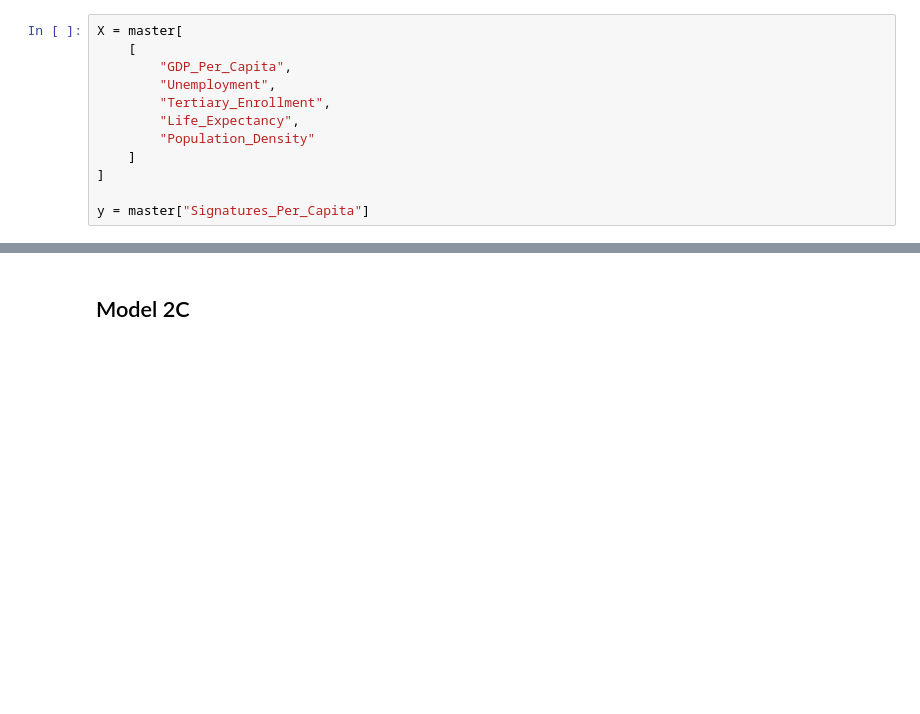
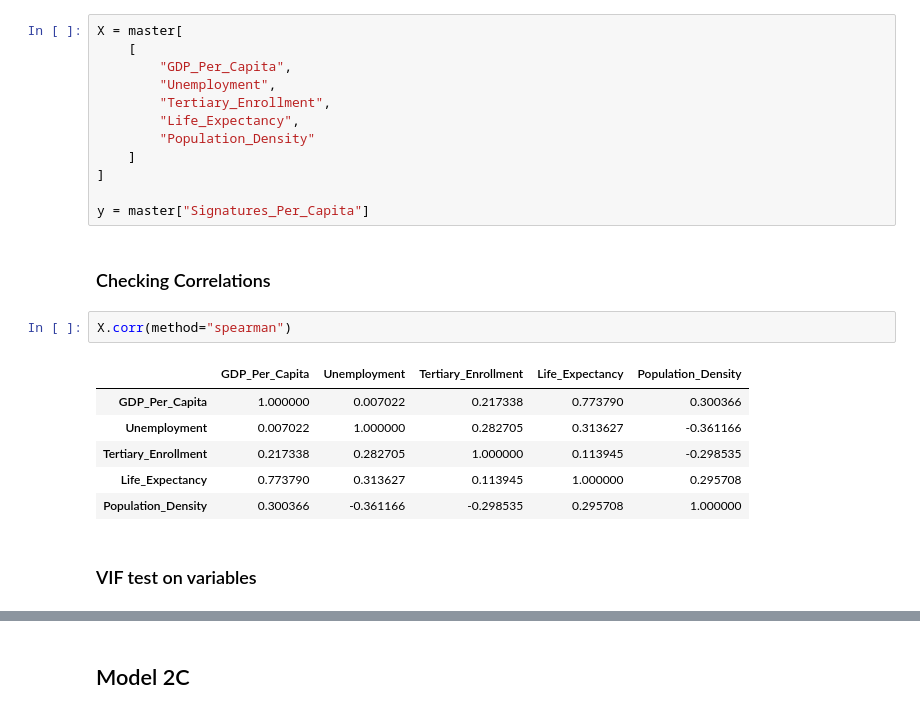
Before and after one commit to Matthew-Riddell/MSc-Dissertation, a Jupyter notebook: notebooks/08-linear-regressions.ipynb, the cells around one changed output, grey strips where cells are left out. Cells and saved outputs as stored; diff of their text form; blank space fills up the shorter version.

Commit message:
Linear Regressions: Correlation and VIF checking of each selected variable for each model
Checking Correlations and VIF Test for multicolinearity

2A, 2B, 2C, 3A, 3B, 3C

```diff
--- a/notebooks/08-linear-regressions.ipynb
+++ b/notebooks/08-linear-regressions.ipynb
@@ -587,3 +618,16 @@ X = master[
 ]
 
 y = master["Signatures_Per_Capita"]
+# %% [markdown]
+### Checking Correlations
+# %%
+X.corr(method="spearman")
+# %% [output]
+|  | GDP_Per_Capita | Unemployment | Tertiary_Enrollment | Life_Expectancy | Population_Density |
+| GDP_Per_Capita | 1.000000 | 0.007022 | 0.217338 | 0.773790 | 0.300366 |
+| Unemployment | 0.007022 | 1.000000 | 0.282705 | 0.313627 | -0.361166 |
+| Tertiary_Enrollment | 0.217338 | 0.282705 | 1.000000 | 0.113945 | -0.298535 |
+| Life_Expectancy | 0.773790 | 0.313627 | 0.113945 | 1.000000 | 0.295708 |
+| Population_Density | 0.300366 | -0.361166 | -0.298535 | 0.295708 | 1.000000 |
+# %% [markdown]
+### VIF test on variables
```
Also changed, not shown: parts of 24 cells of this notebook.
